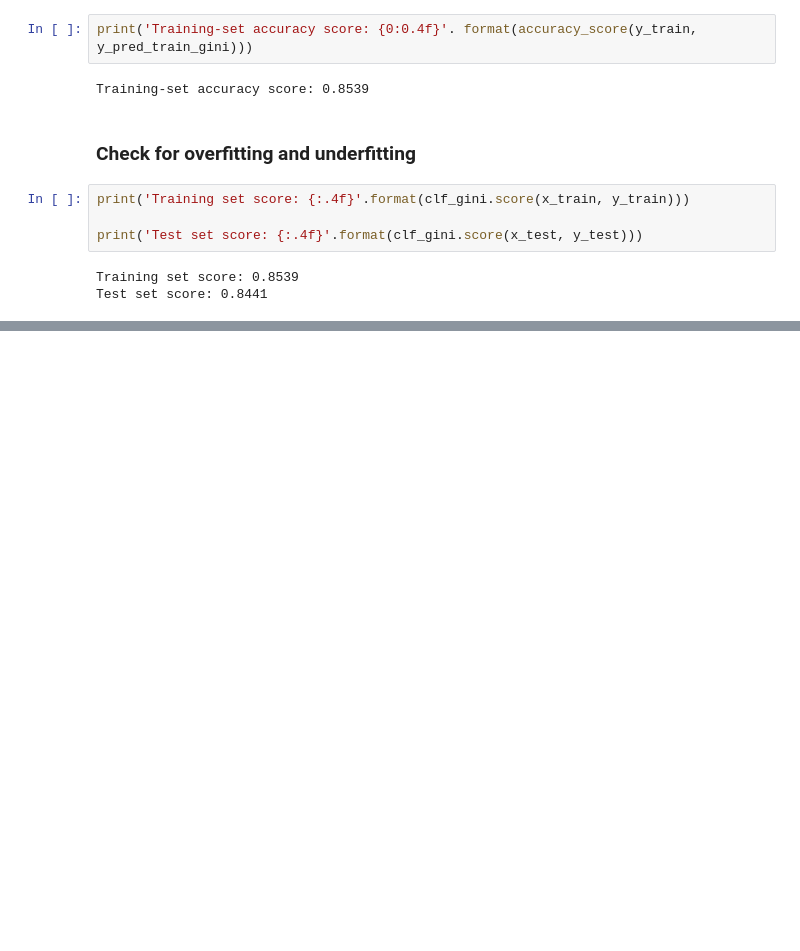
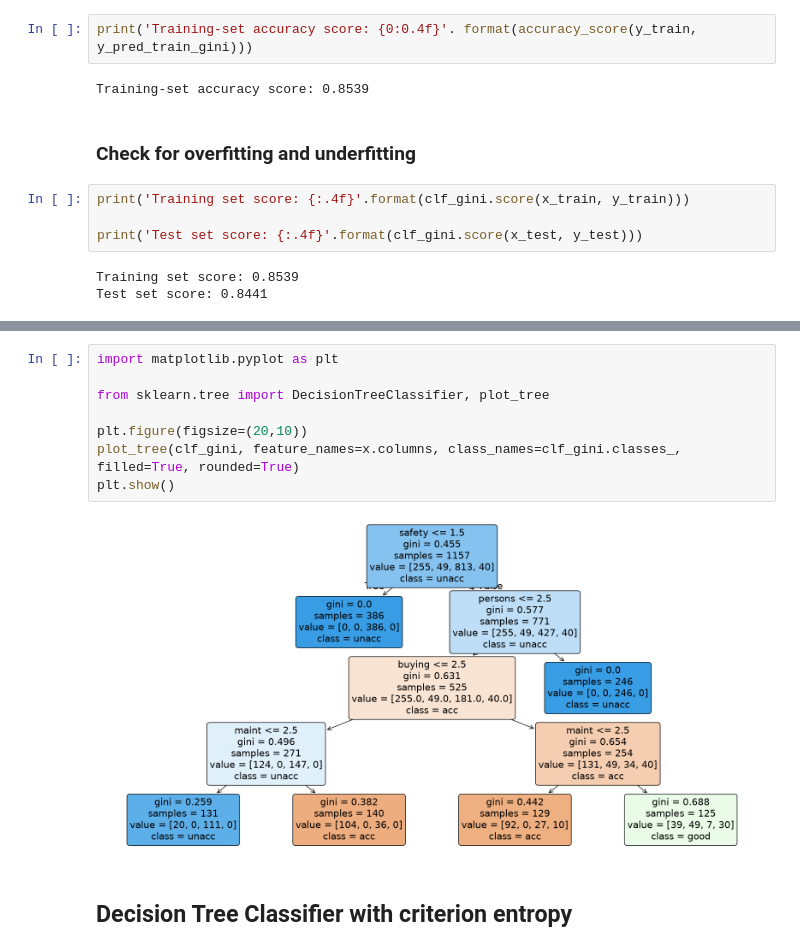
Before and after one commit to neeraj654123/Data-Science, a Jupyter notebook: Decision Tree/01_decision_tree.ipynb, the cells around one changed output, grey strips where cells are left out. Saved outputs shown, nothing was run; the diff lists cells and outputs as text; blank space fills up the shorter version.

```diff
--- a/Decision Tree/01_decision_tree.ipynb
+++ b/Decision Tree/01_decision_tree.ipynb
@@ -262,0 +291,12 @@ Test set score: 0.8441
+# %%
+import matplotlib.pyplot as plt
+
+from sklearn.tree import DecisionTreeClassifier, plot_tree
+
+plt.figure(figsize=(20,10))
+plot_tree(clf_gini, feature_names=x.columns, class_names=clf_gini.classes_, filled=True, rounded=True)
+plt.show()
+# %% [output]
+[figure, added]
+# %% [markdown]
+## Decision Tree Classifier with criterion entropy
```
Also changed, not shown: parts of 14 cells of this notebook.
